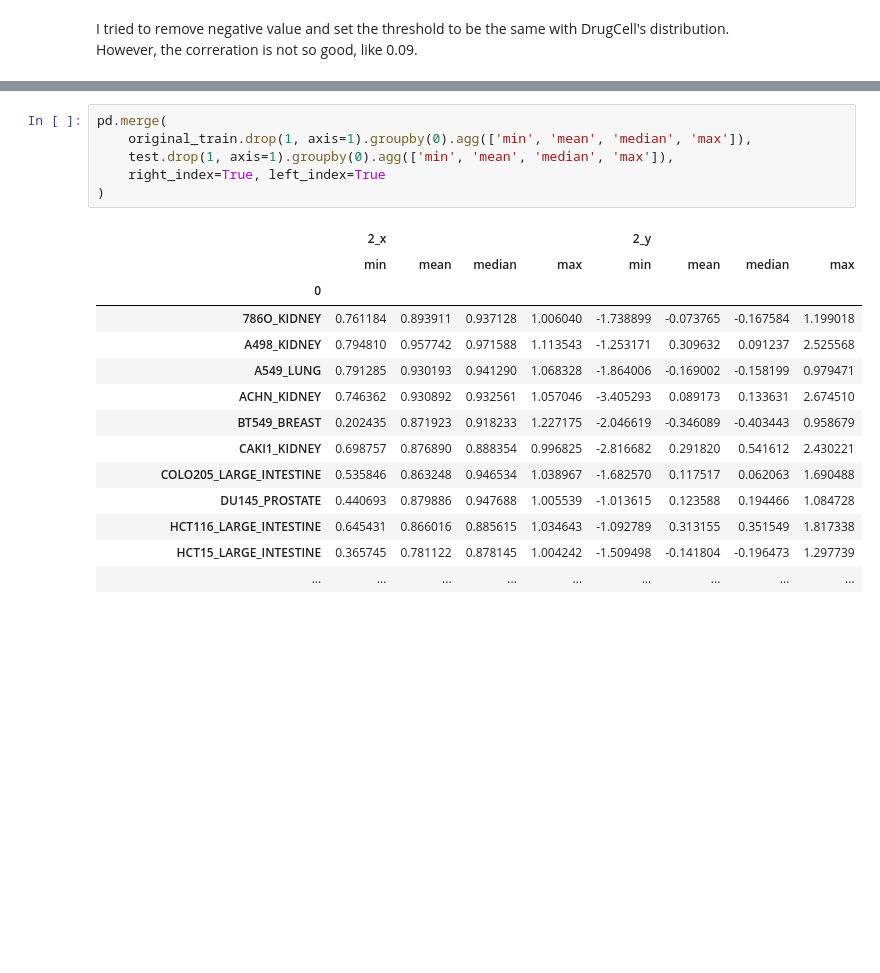
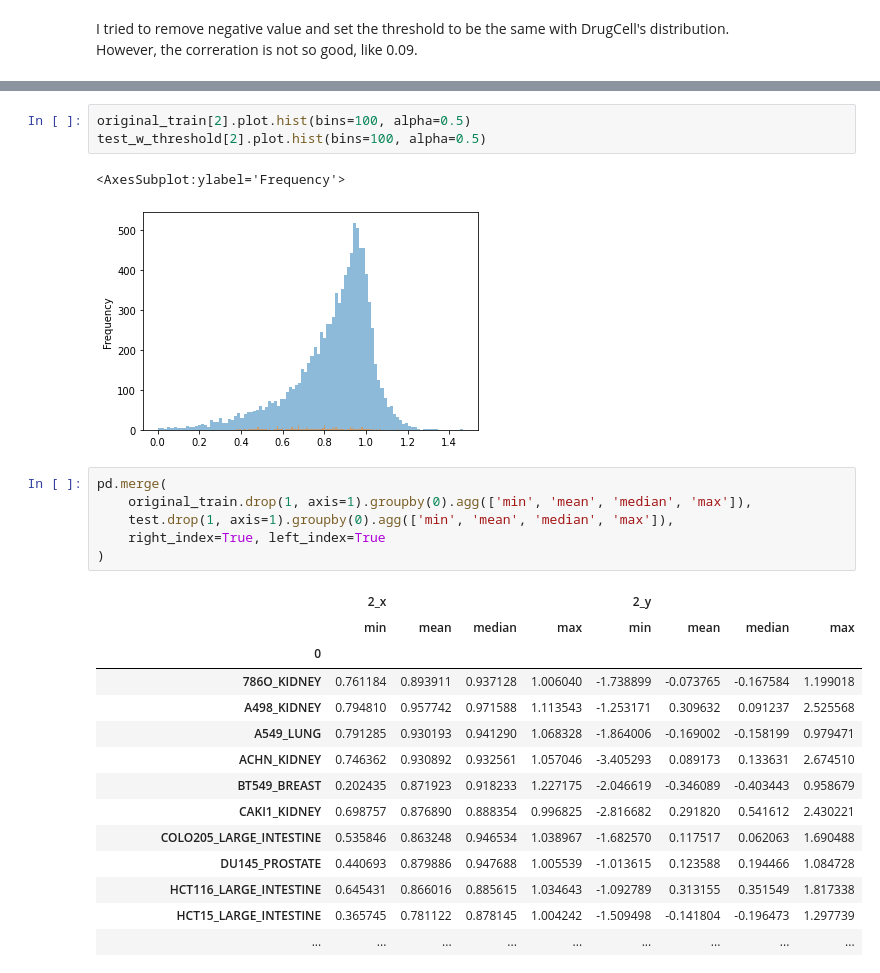
Before and after one commit to cannin/graph_neural_network_drug_response, a Jupyter notebook: notebook/Data analytics.ipynb, the cells around one changed output, grey strips where cells are left out. Drawn from its saved outputs; the diff is of its cells as text; blank space fills up the shorter version.

```diff
--- a/notebook/Data analytics.ipynb
+++ b/notebook/Data analytics.ipynb
@@ -27,3 +79,9 @@ o
+# %%
+original_train[2].plot.hist(bins=100, alpha=0.5)
+test_w_threshold[2].plot.hist(bins=100, alpha=0.5)
+# %% [output]
+<AxesSubplot:ylabel='Frequency'>
+[figure, added]
 # %%
 pd.merge(
     original_train.drop(1, axis=1).groupby(0).agg(['min', 'mean', 'median', 'max']),
```
Also changed, not shown: parts of 10 cells of this notebook, 5 other files.
